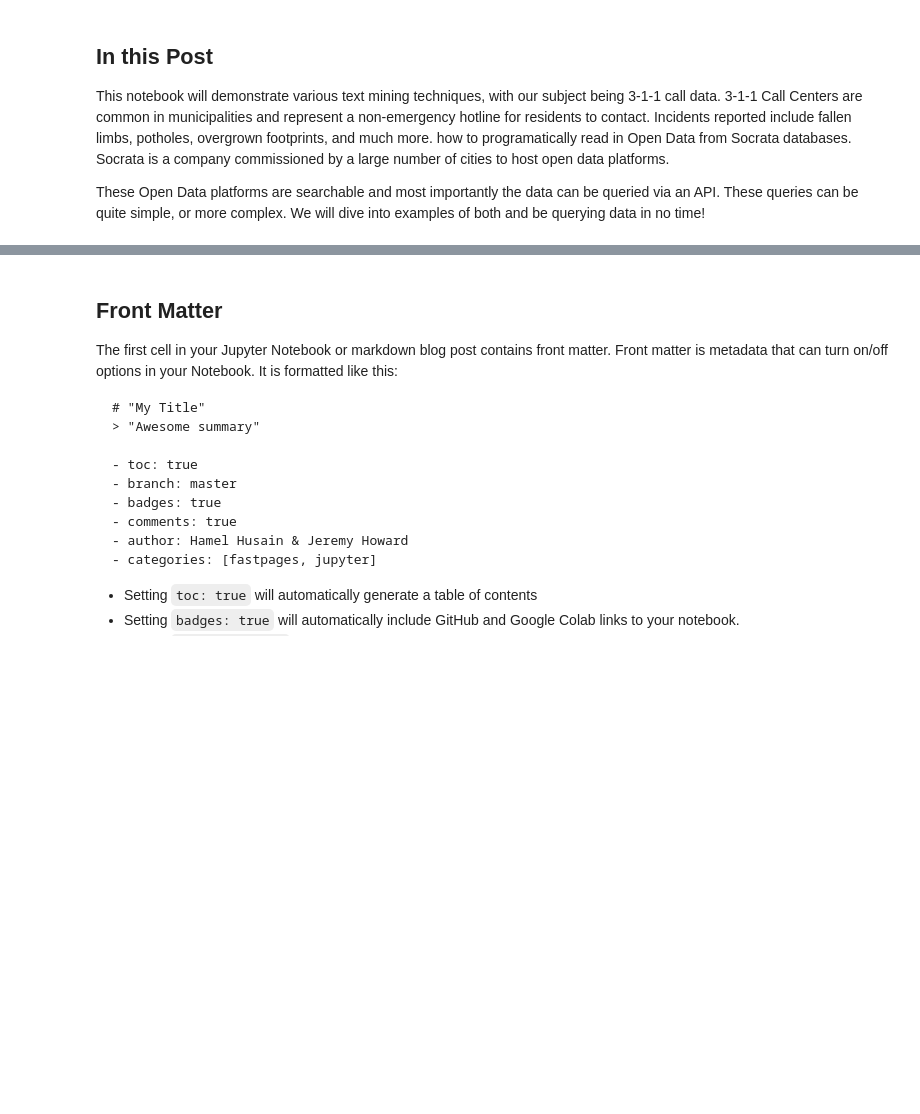
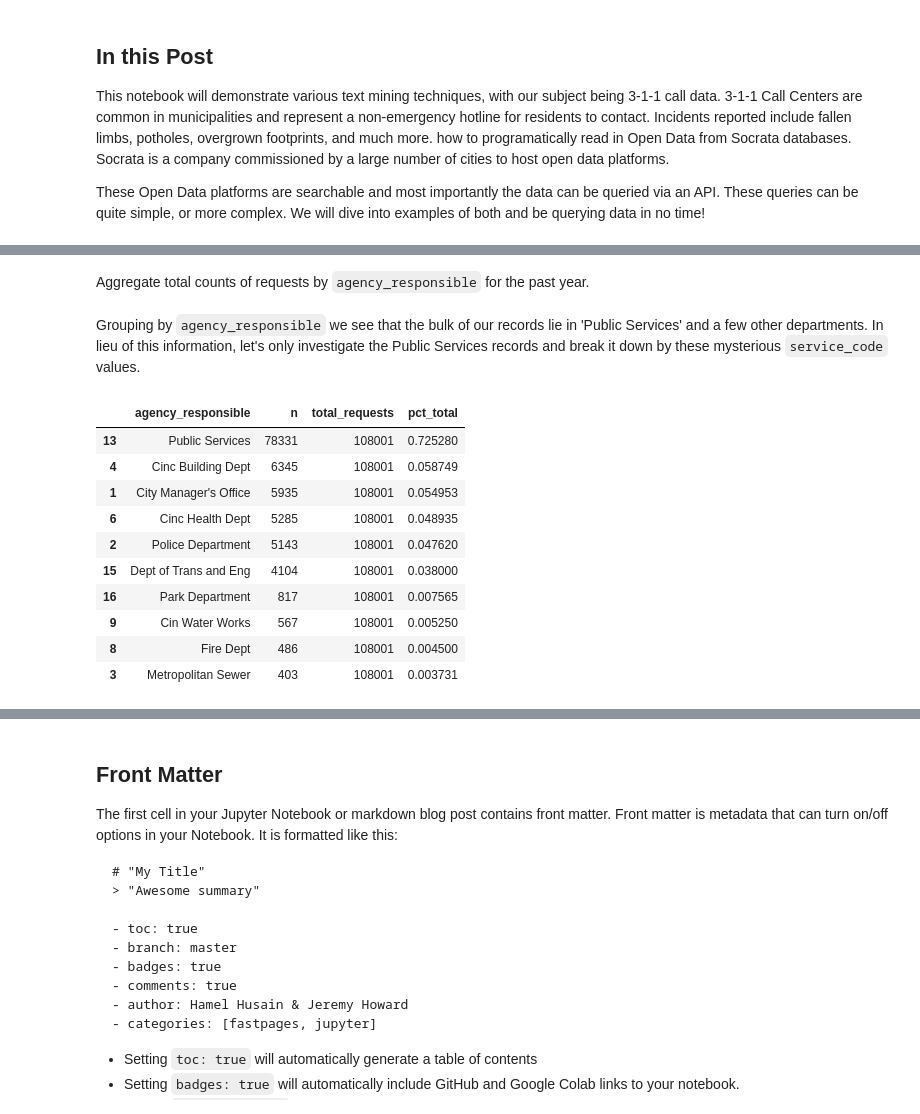
Before and after one commit to jmbahr/the-city-scraper, a Jupyter notebook: _notebooks/2021-08-25-text-analytics-311.ipynb, the cells around one changed output, grey strips where cells are left out. Drawn from its saved outputs; the diff is of its cells as text; code cells hidden in the pictures; blank space fills up the shorter version.

```diff
--- a/_notebooks/2021-08-25-text-analytics-311.ipynb
+++ b/_notebooks/2021-08-25-text-analytics-311.ipynb
@@ -21,0 +78,34 @@ These Open Data platforms are searchable and most importantly the data can be qu
+# %% [markdown]
+Aggregate total counts of requests by `agency_responsible` for the past year.
+# %%
+total_agency_responsible_query = (
+
+    generate_query(endpoint_url = endpoint_311,
+                   query = f"""select agency_responsible,
+                                      count(*) as n
+                               where requested_datetime>='{year_ago_today}'
+                               and requested_datetime<='{today}'
+                               group by agency_responsible""",
+                   limit = 1000)
+)
+# %% [markdown]
+Grouping by `agency_responsible` we see that the bulk of our records lie in 'Public Services' and a few other departments.  In lieu of this information, let's only investigate the Public Services records and break it down by these mysterious `service_code` values.
+# %%
+agency_responsible_count = pd.read_json(total_agency_responsible_query)
+
+agency_responsible_count \
+    .assign(total_requests=lambda x: np.sum(x['n']),
+            pct_total=lambda x: x['n'] / x['total_requests']) \
+    .sort_values(by='pct_total', ascending = False).head(10)
+# %% [output]
+|  | agency_responsible | n | total_requests | pct_total |
+| 13 | Public Services | 78331 | 108001 | 0.725280 |
+| 4 | Cinc Building Dept | 6345 | 108001 | 0.058749 |
+| 1 | City Manager's Office | 5935 | 108001 | 0.054953 |
+| 6 | Cinc Health Dept | 5285 | 108001 | 0.048935 |
+| 2 | Police Department | 5143 | 108001 | 0.047620 |
+| 15 | Dept of Trans and Eng | 4104 | 108001 | 0.038000 |
+| 16 | Park Department | 817 | 108001 | 0.007565 |
+| 9 | Cin Water Works | 567 | 108001 | 0.005250 |
+| 8 | Fire Dept | 486 | 108001 | 0.004500 |
+| 3 | Metropolitan Sewer | 403 | 108001 | 0.003731 |
```
Also changed, not shown: parts of 21 cells of this notebook.
